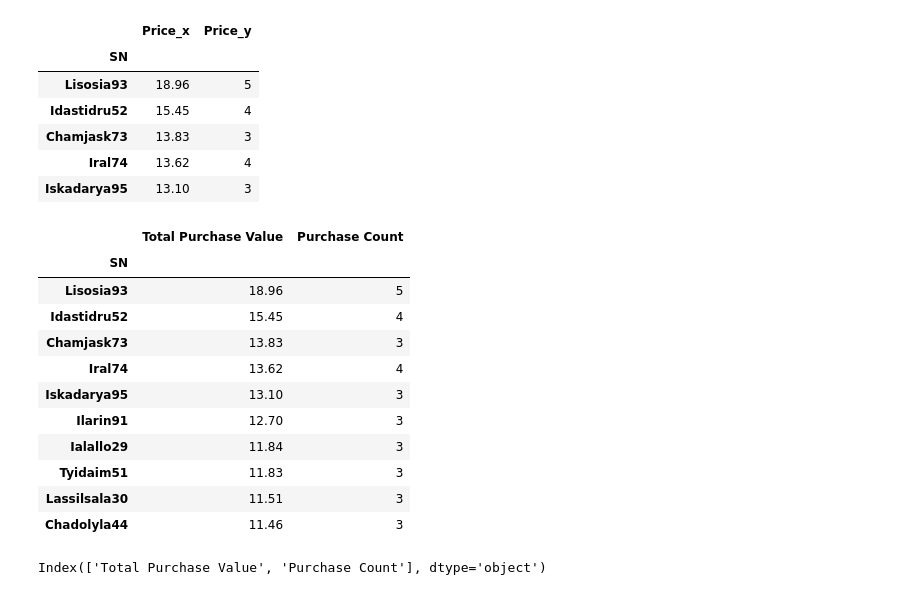
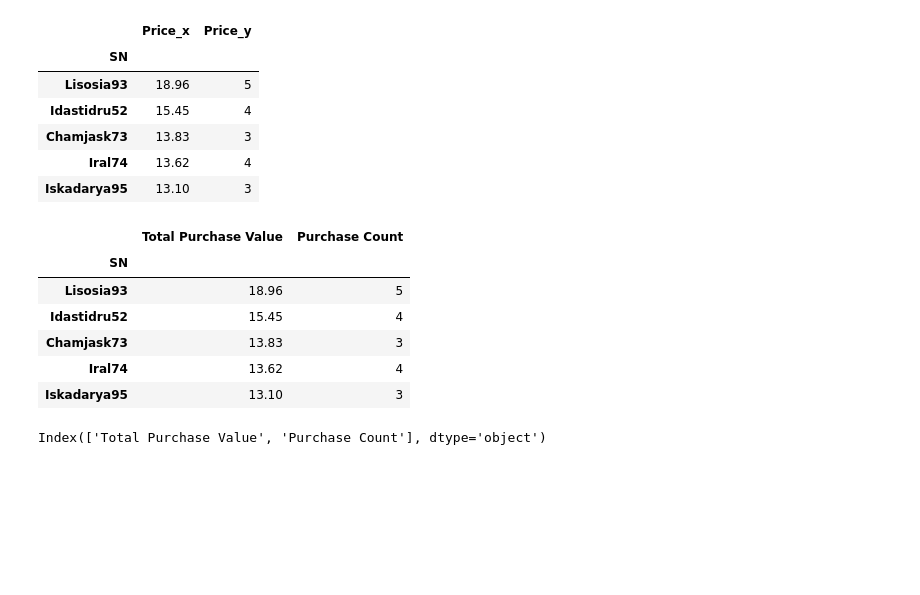
Before and after one commit to juliemcbaker/pandas-challenge, a Jupyter notebook: HeroesOfPymoli/HeroesOfPymoli_baker.ipynb, the cells around one changed output. Saved outputs shown, nothing was run; the diff lists cells and outputs as text; code cells hidden in the pictures; blank space fills up the shorter version.

```diff
--- a/HeroesOfPymoli/HeroesOfPymoli_baker.ipynb
+++ b/HeroesOfPymoli/HeroesOfPymoli_baker.ipynb
@@ -477,19 +477,14 @@ top5_hold_df
 | Iskadarya95 | 13.10 | 3 |
 # %%
 # Renaming columns
-top10_hold_df2 = top10_hold_df.rename(columns={'Price_x': 'Total Purchase Value', 'Price_y': 'Purchase Count'})
-top10_hold_df2
+top5_hold_df2 = top5_hold_df.rename(columns={'Price_x': 'Total Purchase Value', 'Price_y': 'Purchase Count'})
+top5_hold_df2
 # %% [output]
 |  | Total Purchase Value | Purchase Count |
 | SN |  |  |
 | Lisosia93 | 18.96 | 5 |
 | Idastidru52 | 15.45 | 4 |
 | Chamjask73 | 13.83 | 3 |
 | Iral74 | 13.62 | 4 |
 | Iskadarya95 | 13.10 | 3 |
-| Ilarin91 | 12.70 | 3 |
-| Ialallo29 | 11.84 | 3 |
-| Tyidaim51 | 11.83 | 3 |
-| Lassilsala30 | 11.51 | 3 |
-| Chadolyla44 | 11.46 | 3 |
 # %%
```
Also changed, not shown: parts of 10 cells of this notebook.
